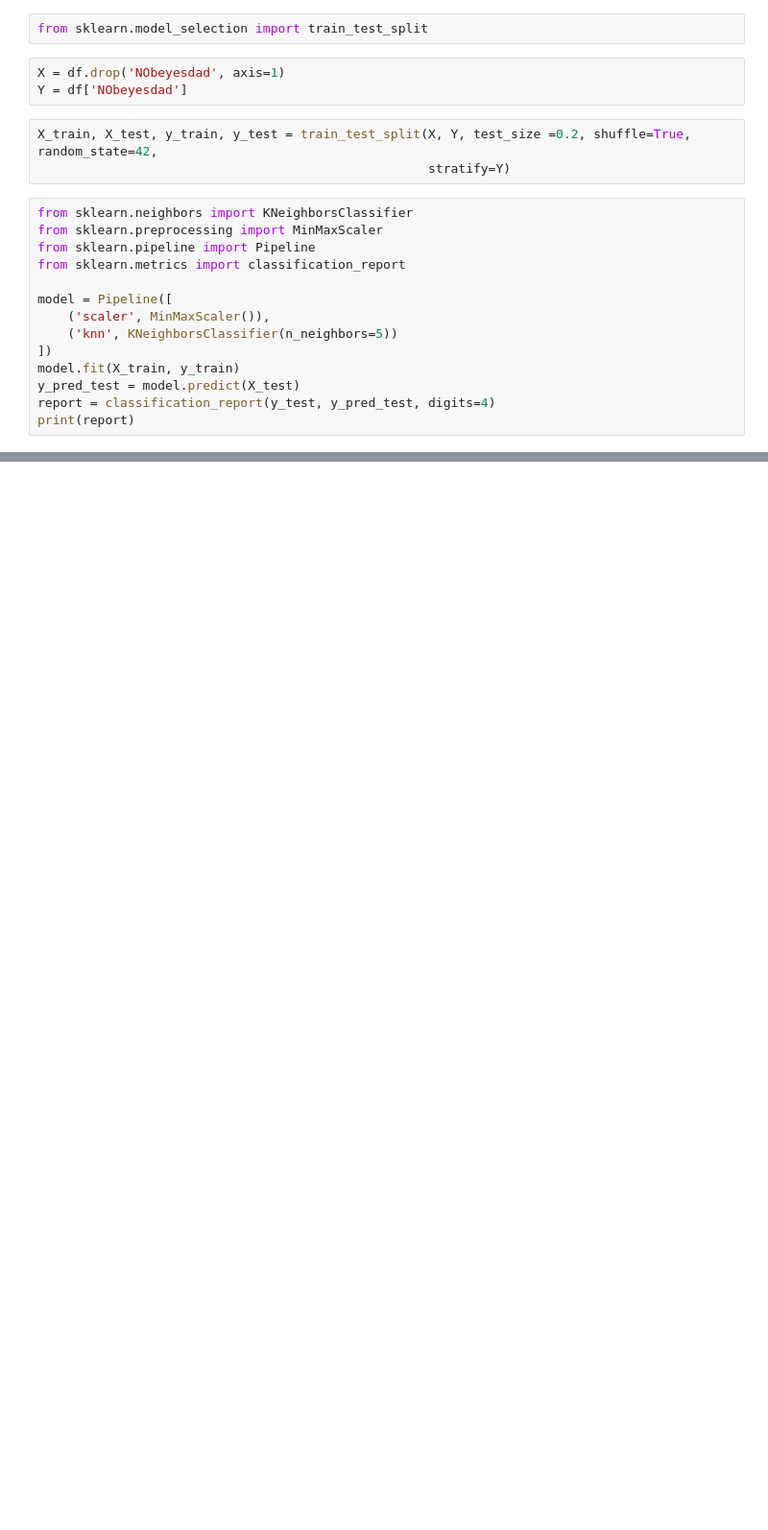
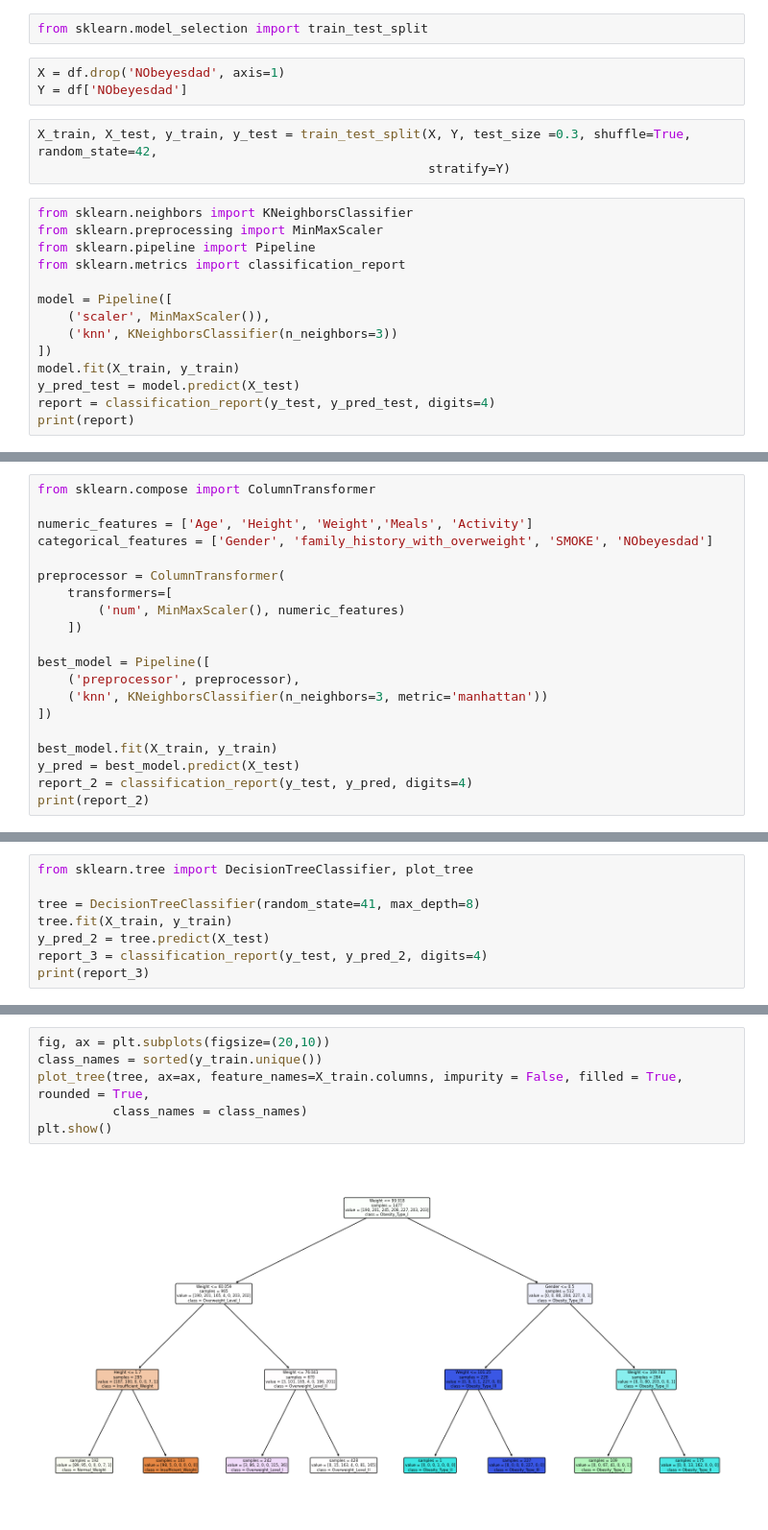
Before and after one commit to PrastyaSusanto/Obese-App, a Jupyter notebook: Tes.ipynb, the cells around one changed output, grey strips where cells are left out. Shown: that part at 96% size. Cells and saved outputs as stored; diff of their text form; blank space fills up the shorter version.

```diff
--- a/Tes.ipynb
+++ b/Tes.ipynb
@@ -70,7 +45,7 @@ from sklearn.model_selection import train_test_split
 X = df.drop('NObeyesdad', axis=1)
 Y = df['NObeyesdad']
 # %%
-X_train, X_test, y_train, y_test = train_test_split(X, Y, test_size =0.2, shuffle=True, random_state=42,
+X_train, X_test, y_train, y_test = train_test_split(X, Y, test_size =0.3, shuffle=True, random_state=42,
                                                     stratify=Y)
 # %%
 from sklearn.neighbors import KNeighborsClassifier
@@ -80,7 +55,7 @@ from sklearn.metrics import classification_report
 
 model = Pipeline([
     ('scaler', MinMaxScaler()),
-    ('knn', KNeighborsClassifier(n_neighbors=5))
+    ('knn', KNeighborsClassifier(n_neighbors=3))
 ])
 model.fit(X_train, y_train)
 y_pred_test = model.predict(X_test)
@@ -112,0 +103,20 @@ array(['Overweight_Level_I', 'Normal_Weight', 'Insufficient_Weight', ...,
+# %%
+from sklearn.compose import ColumnTransformer
+
+numeric_features = ['Age', 'Height', 'Weight','Meals', 'Activity']
+categorical_features = ['Gender', 'family_history_with_overweight', 'SMOKE', 'NObeyesdad']
+
+preprocessor = ColumnTransformer(
+    transformers=[
+        ('num', MinMaxScaler(), numeric_features)
+    ])
+
+best_model = Pipeline([
+    ('preprocessor', preprocessor),
+    ('knn', KNeighborsClassifier(n_neighbors=3, metric='manhattan'))
+])
+
+best_model.fit(X_train, y_train)
+y_pred = best_model.predict(X_test)
+report_2 = classification_report(y_test, y_pred, digits=4)
+print(report_2)
@@ -112,0 +192,8 @@ array(['Overweight_Level_I', 'Normal_Weight', 'Insufficient_Weight', ...,
+# %%
+from sklearn.tree import DecisionTreeClassifier, plot_tree
+
+tree = DecisionTreeClassifier(random_state=41, max_depth=8)
+tree.fit(X_train, y_train)
+y_pred_2 = tree.predict(X_test)
+report_3 = classification_report(y_test, y_pred_2, digits=4)
+print(report_3)
@@ -112,0 +218,8 @@ array(['Overweight_Level_I', 'Normal_Weight', 'Insufficient_Weight', ...,
+# %%
+fig, ax = plt.subplots(figsize=(20,10))
+class_names = sorted(y_train.unique())
+plot_tree(tree, ax=ax, feature_names=X_train.columns, impurity = False, filled = True, rounded = True,
+          class_names = class_names)
+plt.show()
+# %% [output]
+[figure, added]
```
Also changed, not shown: parts of 28 cells of this notebook, 2 other files.
